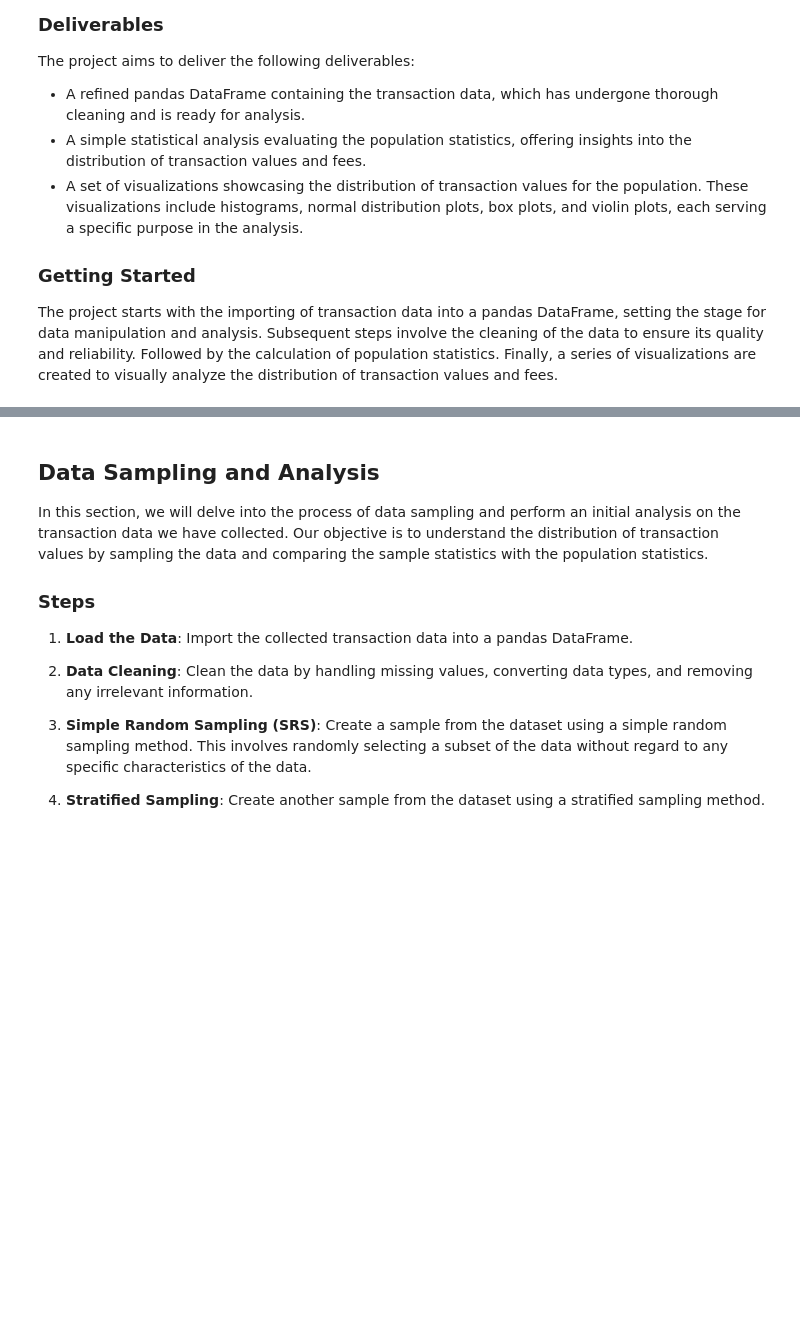
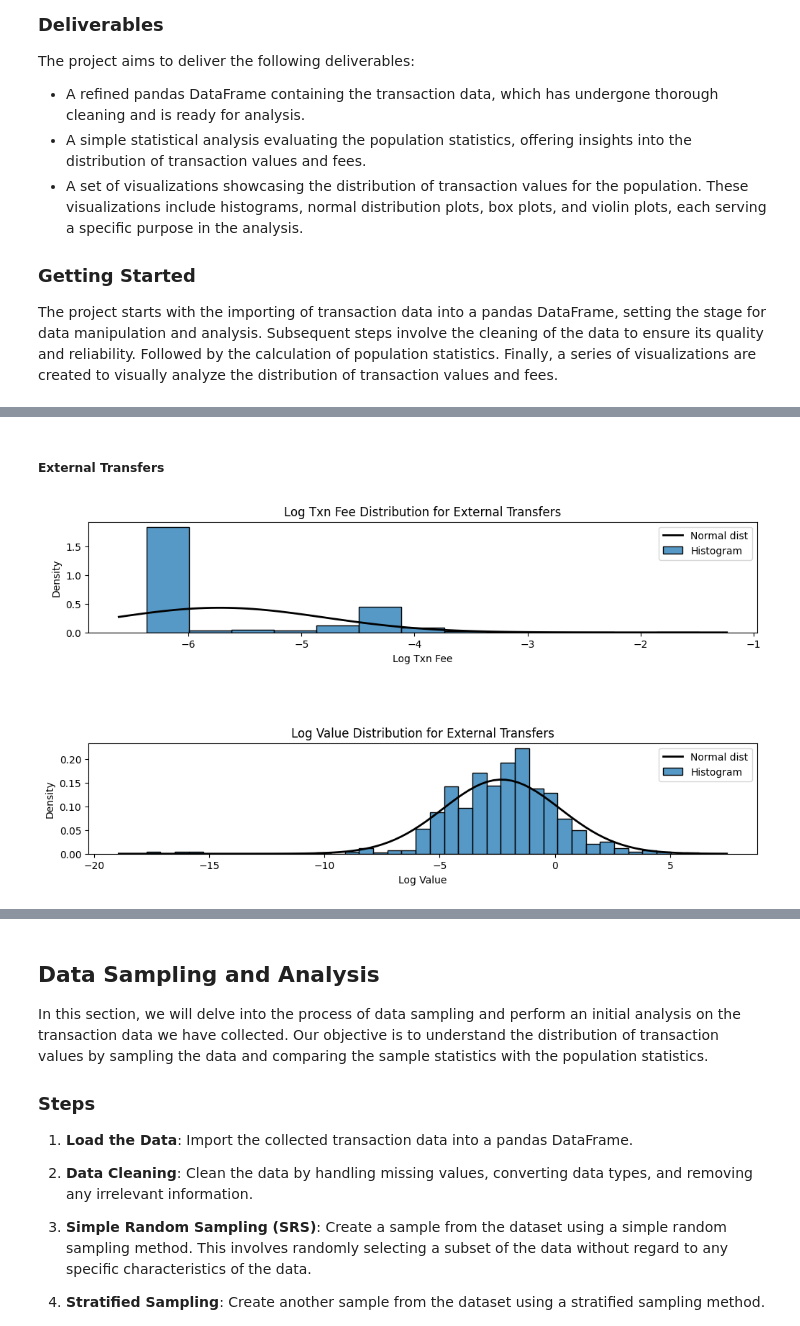
Before and after one commit to F102M8/data_science-CA0-1, a Jupyter notebook: CA0.ipynb, the cells around one changed output, grey strips where cells are left out. Cells and saved outputs as stored; diff of their text form; code cells hidden in the pictures; blank space fills up the shorter version.

```diff
--- a/CA0.ipynb
+++ b/CA0.ipynb
@@ -210,0 +257,14 @@ plt.show()
+# %% [markdown]
+##### External Transfers
+# %%
+plt.figure(figsize=(12, 6))
+plt.subplot(2, 1, 1)
+plot_histogram_and_normal_dist(external_tx_df, 'Log Txn Fee', title='Log Txn Fee Distribution for External Transfers')
+
+plt.subplot(2, 1, 2)
+plot_histogram_and_normal_dist(external_tx_df, 'Log Value', title='Log Value Distribution for External Transfers')
+
+plt.subplots_adjust(hspace=1)
+plt.show()
+# %% [output]
+[figure, added]
```
Also changed, not shown: parts of 31 cells of this notebook.
